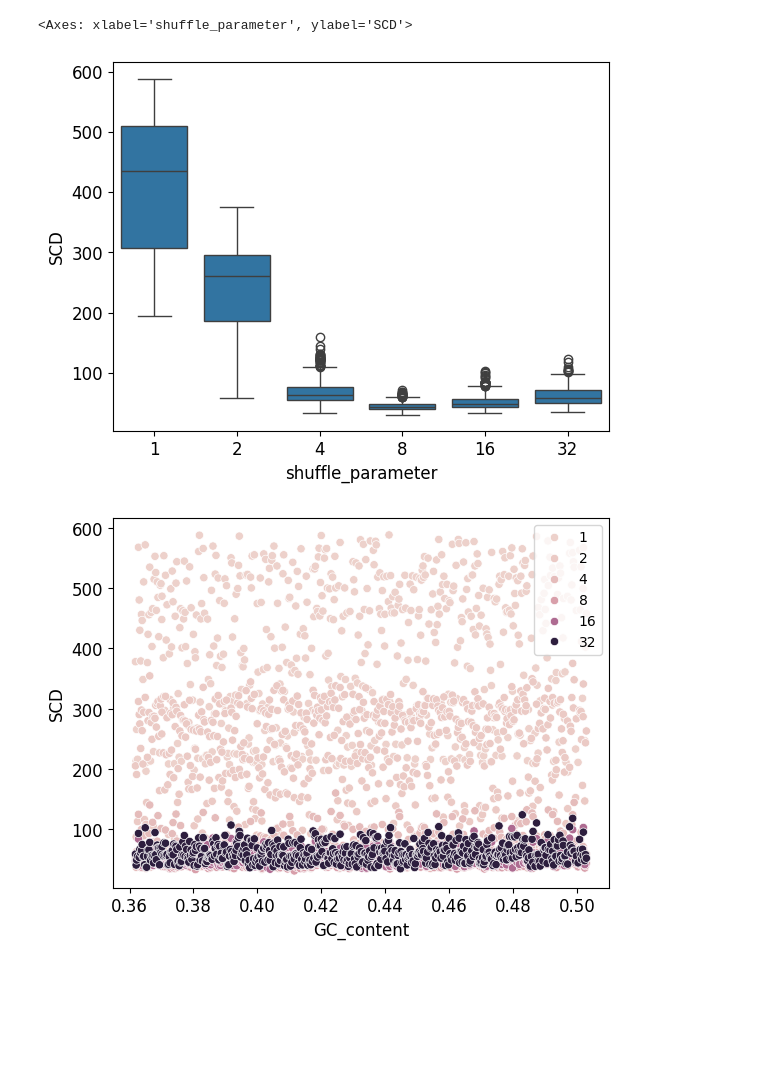
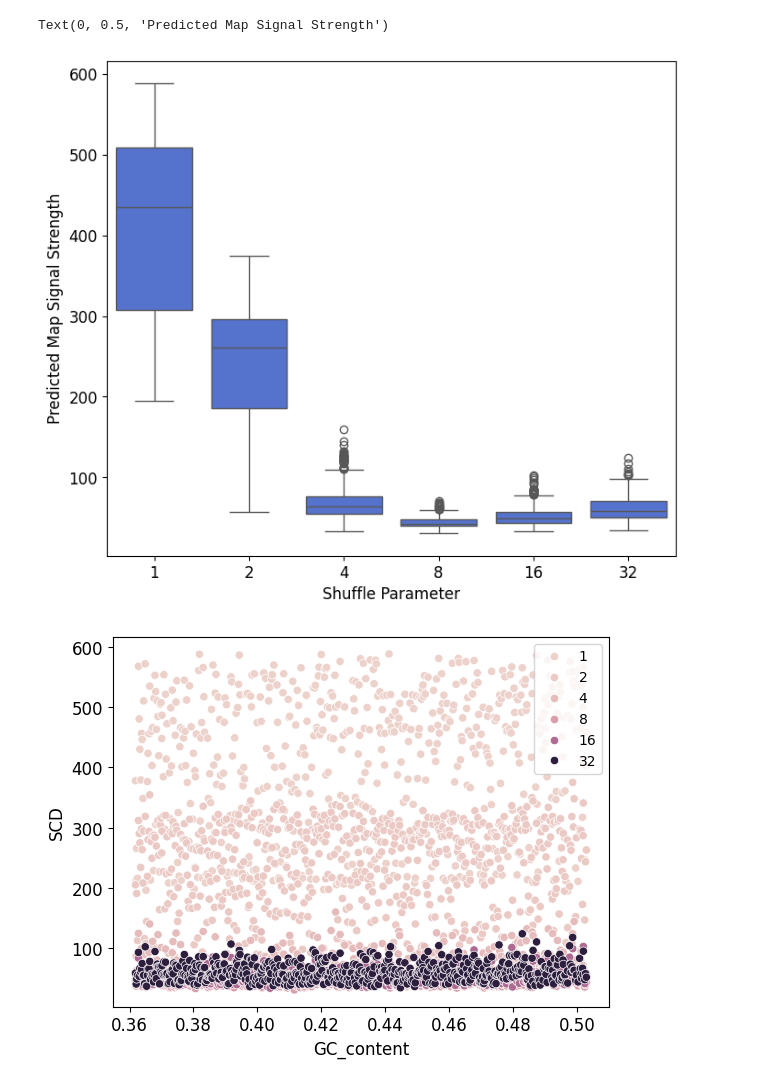
Before and after one commit to Fudenberg-Research-Group/akitaV2-analyses, a Jupyter notebook: experiments/background_generation/sequence_shuffling/analysis/analysis_shuffling_parameter.ipynb, the cells around one changed output. Drawn from its saved outputs; the diff is of its cells as text; code cells hidden in the pictures; blank space fills up the shorter version.

Commit message:
updated sequence shuffling

```diff
--- a/experiments/background_generation/sequence_shuffling/analysis/analysis.ipynb
+++ b/experiments/background_generation/sequence_shuffling/analysis/analysis_shuffling_parameter.ipynb
@@ -9,15 +9,21 @@ import sys
 sys.path.insert(0, "/home1/smaruj/akitaX1-analyses/utils/")
 from reading_averaging_utils import read_shuffling_data
 # %%
-data_dir = "/project/fudenber_735/akitaX1_analyses_data/background_generation/sequence_shuffling/"
+data_dir = "/project/fudenber_735/akitaX1_analyses_data/background_generation/sequence_shuffling/shuffling_parameter/"
 # %%
 df = read_shuffling_data(data_dir)
 # %%
 # boxplot by shulffle paramterer
-sns.boxplot(data=df, x="shuffle_parameter", y="SCD")
+plt.figure(figsize=(8, 7))
+sns.boxplot(data=df, x="shuffle_parameter", y="SCD", color="royalblue")
+
+plt.xlabel("Shuffle Parameter")
+plt.ylabel("Predicted Map Signal Strength")
+
+# plt.savefig("disruption_score_vs_shuffle_parameter.pdf", format="pdf", bbox_inches="tight")
 # %% [output]
-<Axes: xlabel='shuffle_parameter', ylabel='SCD'>
+Text(0, 0.5, 'Predicted Map Signal Strength')
-[figure, old version]
+[figure, new version]
 # %%
 # by GC-content
 ax = sns.scatterplot(data=df, x="GC_content", y="SCD", hue="shuffle_parameter")
```
Also changed, not shown: parts of 1 cell of this notebook, 12 other files.
